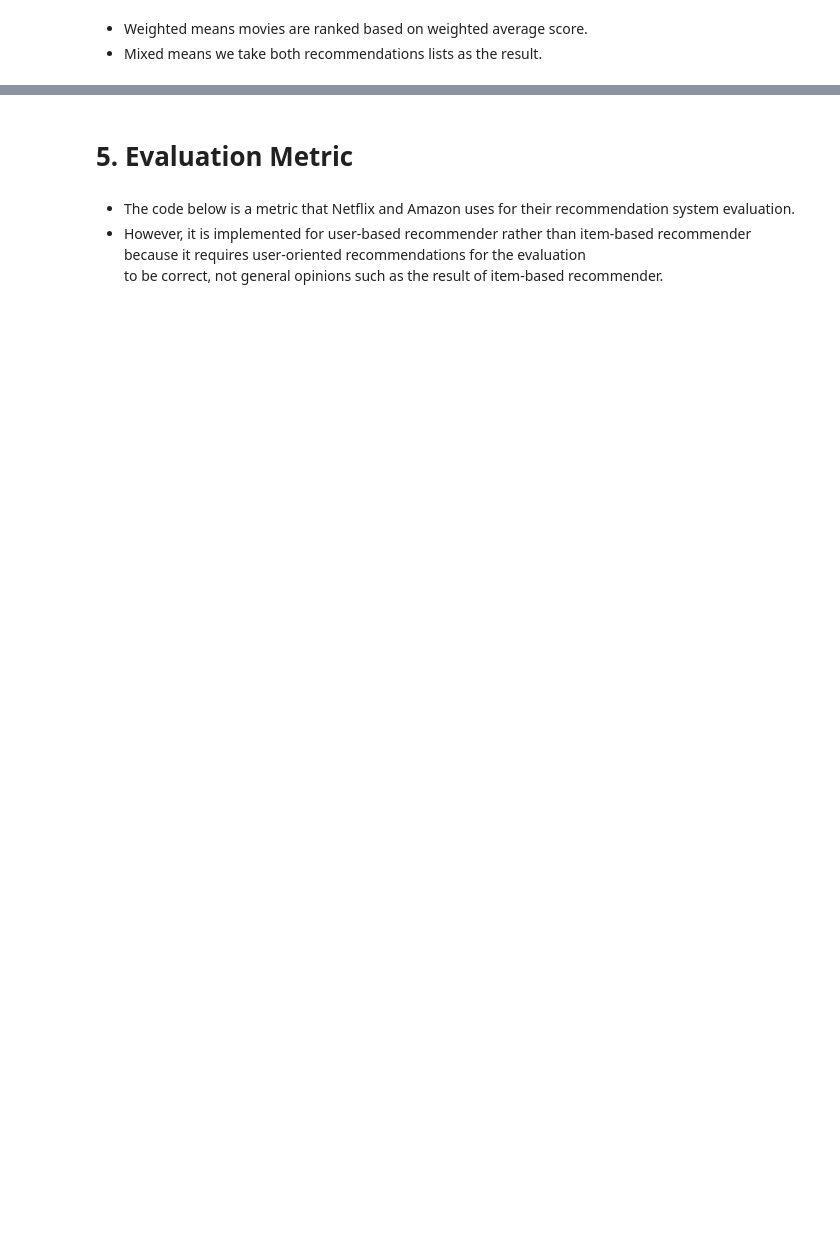
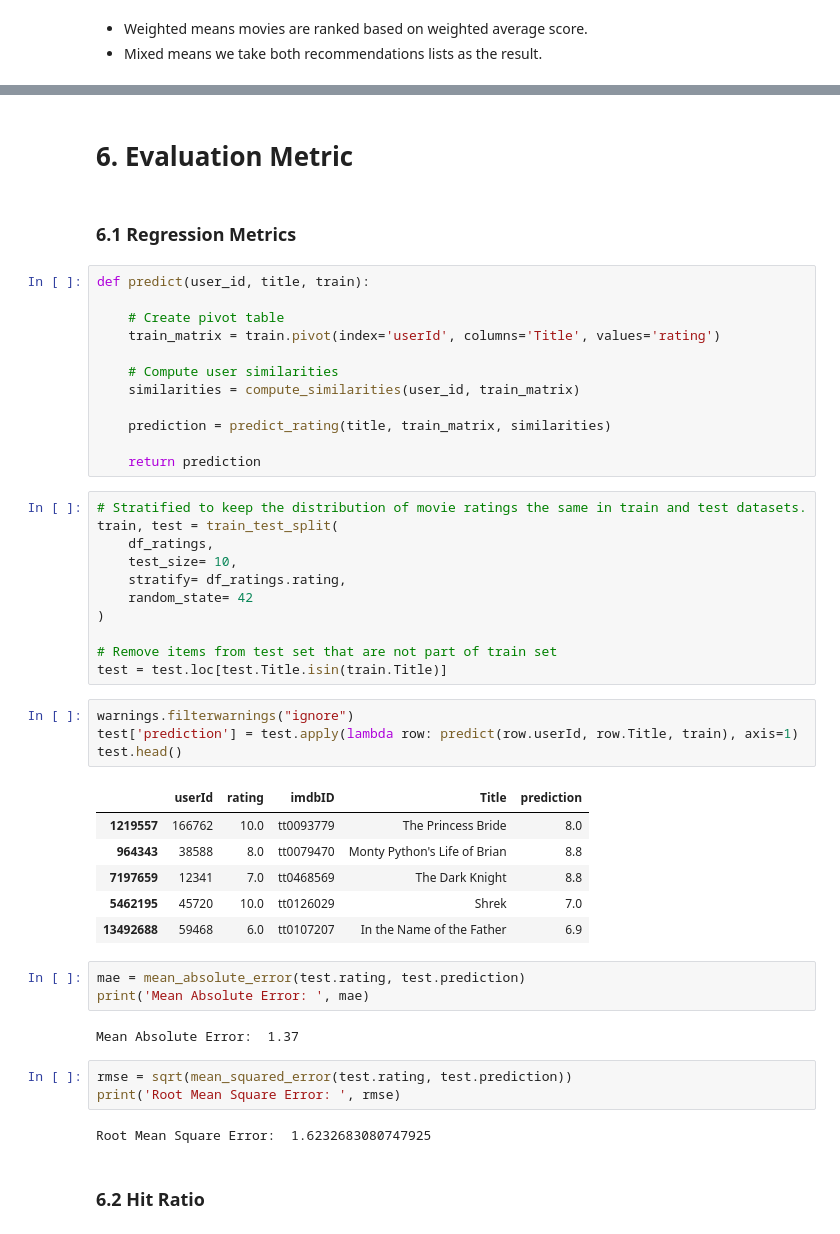
Before and after one commit to NgHoangQuan2204/Recommendation-System, a Jupyter notebook: notebooks/recommendation-system.ipynb, the cells around one changed output, grey strips where cells are left out. Saved outputs shown, nothing was run; the diff lists cells and outputs as text; blank space fills up the shorter version.

```diff
--- a/notebooks/recommendation-system.ipynb
+++ b/notebooks/recommendation-system.ipynb
@@ -455,6 +547,50 @@ get_hybrid_recommendations('Spectre')
 # %% [markdown]
-# 5. Evaluation Metric
+# 6. Evaluation Metric
-# %% [markdown]
-- The code below is a metric that Netflix and Amazon uses for their recommendation system evaluation.
-- However, it is implemented for user-based recommender rather than item-based recommender because it requires user-oriented recommendations for the evaluation
-to be correct, not general opinions such as the result of item-based recommender.
+# %% [markdown]
+### 6.1 Regression Metrics
+# %%
+def predict(user_id, title, train):
+
+    # Create pivot table
+    train_matrix = train.pivot(index='userId', columns='Title', values='rating')
+
+    # Compute user similarities
+    similarities = compute_similarities(user_id, train_matrix)
+
+    prediction = predict_rating(title, train_matrix, similarities)
+
+    return prediction
+# %%
+# Stratified to keep the distribution of movie ratings the same in train and test datasets.
+train, test = train_test_split(
+    df_ratings,
+    test_size= 10,
+    stratify= df_ratings.rating,
+    random_state= 42
+)
+
+# Remove items from test set that are not part of train set
+test = test.loc[test.Title.isin(train.Title)]
+# %%
+warnings.filterwarnings("ignore")
+test['prediction'] = test.apply(lambda row: predict(row.userId, row.Title, train), axis=1)
+test.head()
+# %% [output]
+|  | userId | rating | imdbID | Title | prediction |
+| 1219557 | 166762 | 10.0 | tt0093779 | The Princess Bride | 8.0 |
+| 964343 | 38588 | 8.0 | tt0079470 | Monty Python's Life of Brian | 8.8 |
+| 7197659 | 12341 | 7.0 | tt0468569 | The Dark Knight | 8.8 |
+| 5462195 | 45720 | 10.0 | tt0126029 | Shrek | 7.0 |
+| 13492688 | 59468 | 6.0 | tt0107207 | In the Name of the Father | 6.9 |
+# %%
+mae = mean_absolute_error(test.rating, test.prediction)
+print('Mean Absolute Error: ', mae)
+# %% [output]
+Mean Absolute Error:  1.37
+# %%
+rmse = sqrt(mean_squared_error(test.rating, test.prediction))
+print('Root Mean Square Error: ', rmse)
+# %% [output]
+Root Mean Square Error:  1.6232683080747925
+# %% [markdown]
+### 6.2 Hit Ratio
```
Also changed, not shown: parts of 16 cells of this notebook, 1 other file.
